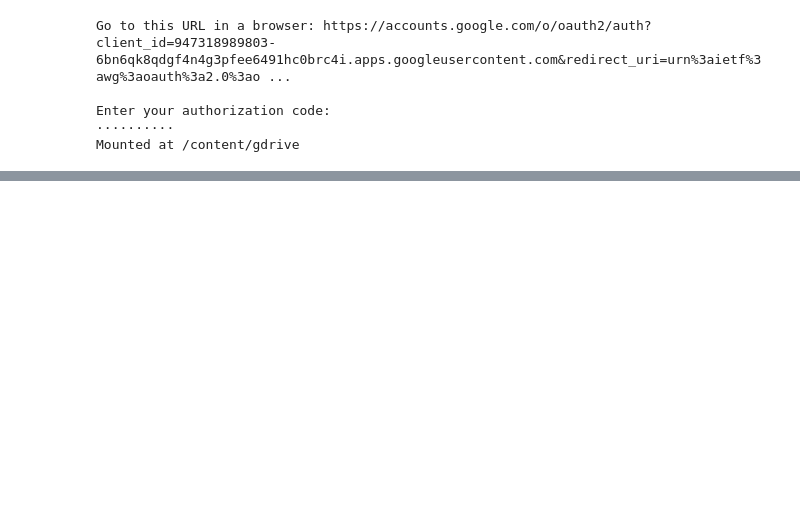
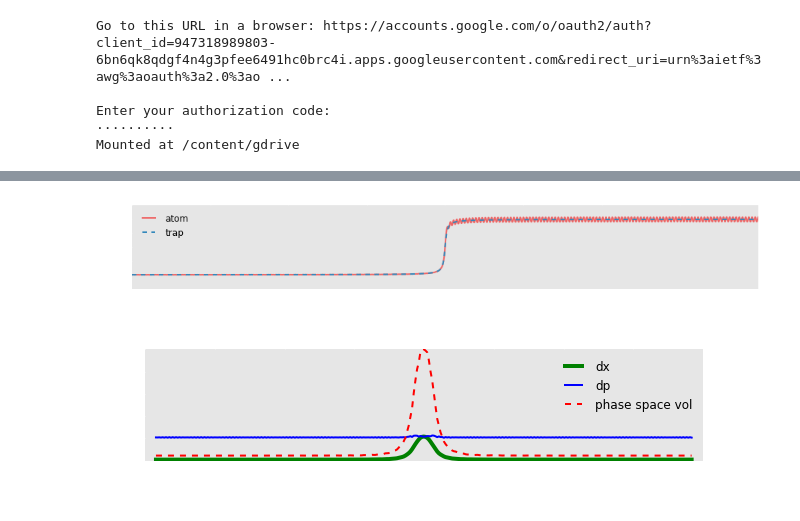
Before and after one commit to polnops/adiabatic_loading, a Jupyter notebook: tweezer_move.ipynb, the cells around one changed output, grey strips where cells are left out. Drawn from its saved outputs; the diff is of its cells as text; code cells hidden in the pictures; blank space fills up the shorter version.

Commit message:
adiabatic condition with moving

```diff
--- a/tweezer_move.ipynb
+++ b/tweezer_move.ipynb
@@ -155,0 +215,8 @@ h1d.plot_animation(savepath = 'movefast.mp4')
+# %%
+adia = Adiabaticity1D()
+adia.solveODE(tau = 1)
+h1d.plot_xtrack()
+adia.plotvoltrace()
+# %% [output]
+[figure, added]
+[figure, added]
```
Also changed, not shown: parts of 5 cells of this notebook.
